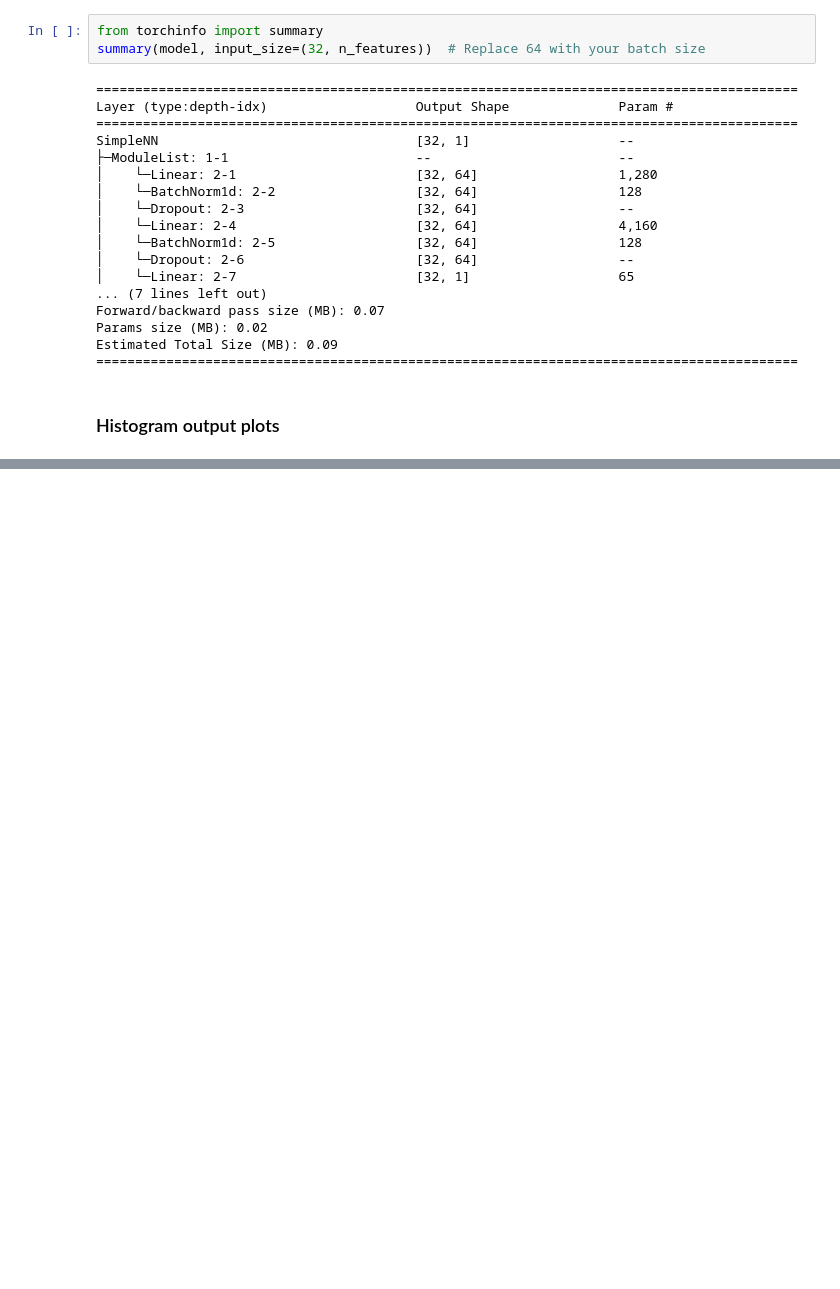
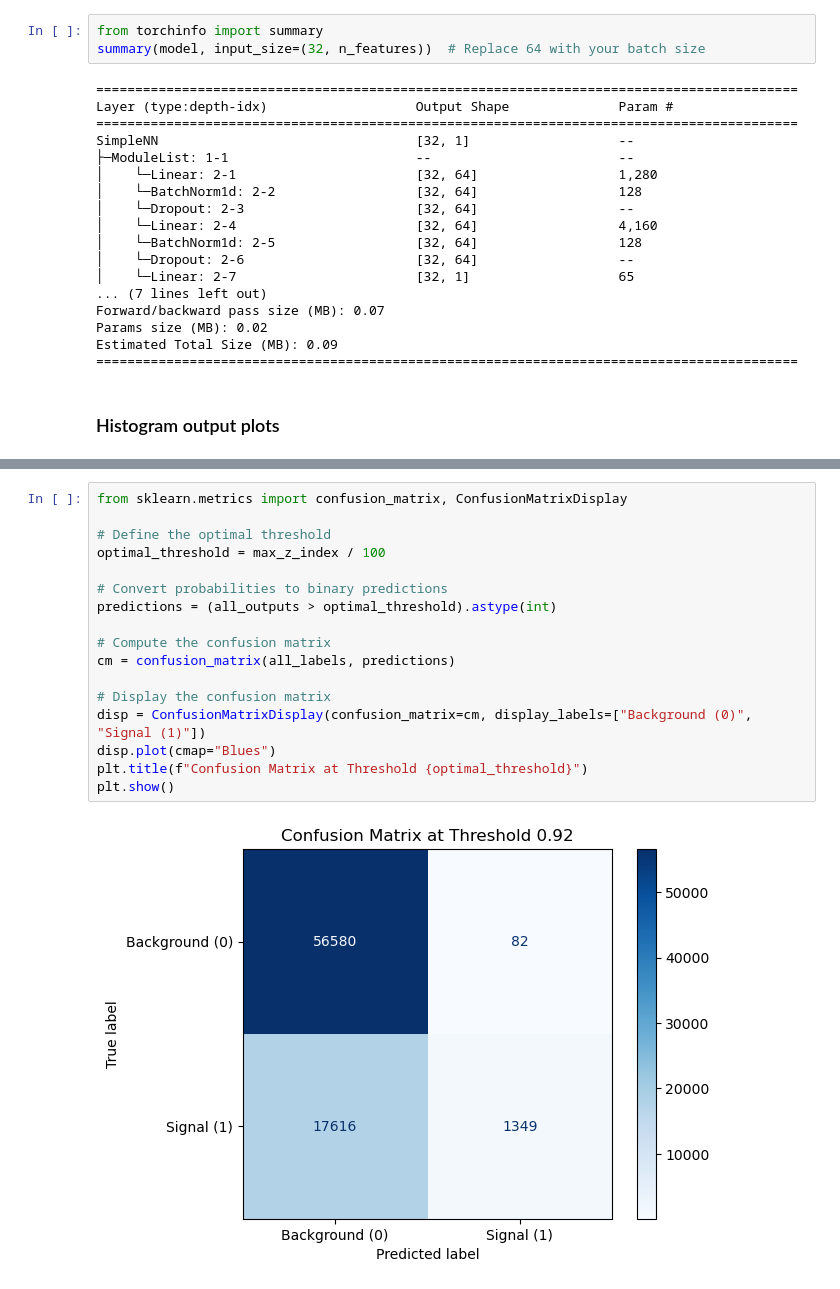
Before and after one commit to inigostibbe/msciproject, a Jupyter notebook: pytorch.ipynb, the cells around one changed output, grey strips where cells are left out. Drawn from its saved outputs; the diff is of its cells as text; blank space fills up the shorter version.

```diff
--- a/pytorch.ipynb
+++ b/pytorch.ipynb
@@ -410,0 +387,19 @@ print(len(wn_test_array))
+# %%
+from sklearn.metrics import confusion_matrix, ConfusionMatrixDisplay
+
+# Define the optimal threshold
+optimal_threshold = max_z_index / 100
+
+# Convert probabilities to binary predictions
+predictions = (all_outputs > optimal_threshold).astype(int)
+
+# Compute the confusion matrix
+cm = confusion_matrix(all_labels, predictions)
+
+# Display the confusion matrix
+disp = ConfusionMatrixDisplay(confusion_matrix=cm, display_labels=["Background (0)", "Signal (1)"])
+disp.plot(cmap="Blues")
+plt.title(f"Confusion Matrix at Threshold {optimal_threshold}")
+plt.show()
+# %% [output]
+[figure, added]
```
Also changed, not shown: parts of 8 cells of this notebook.
